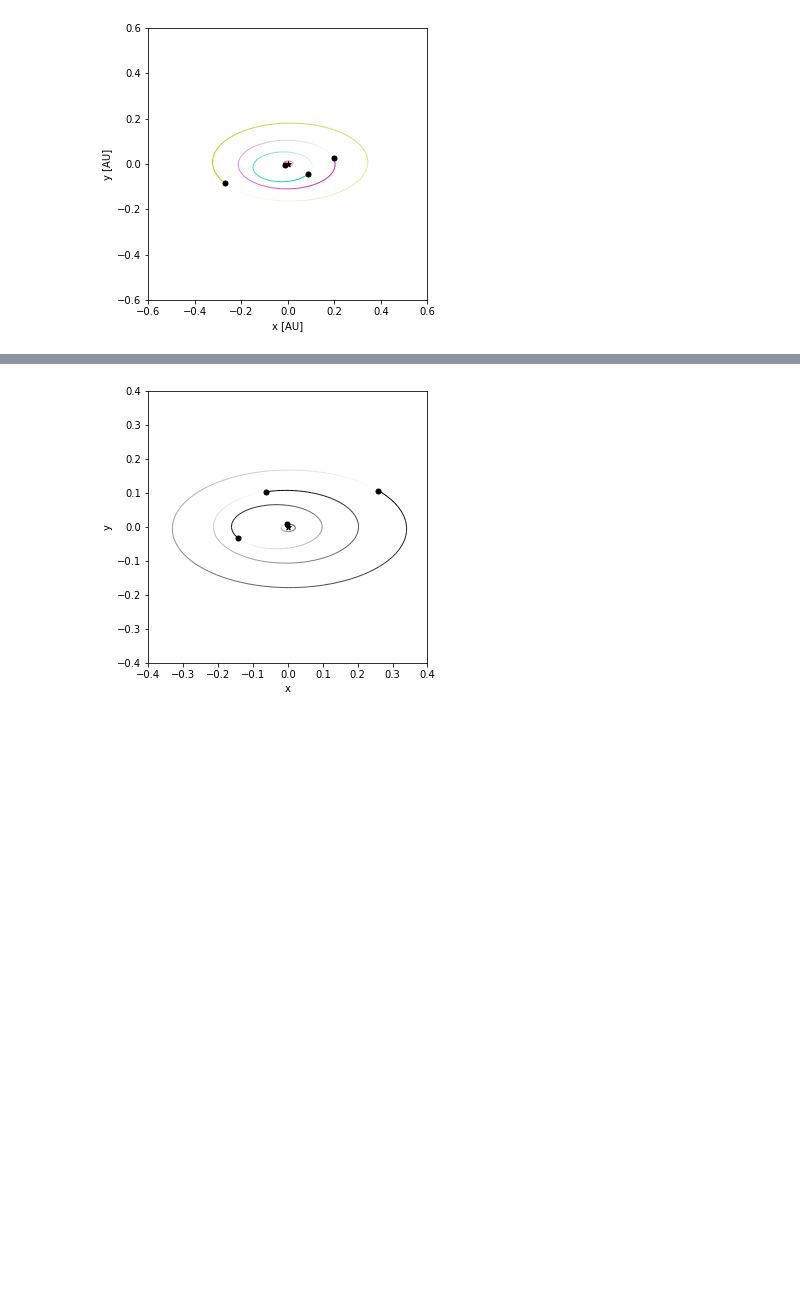
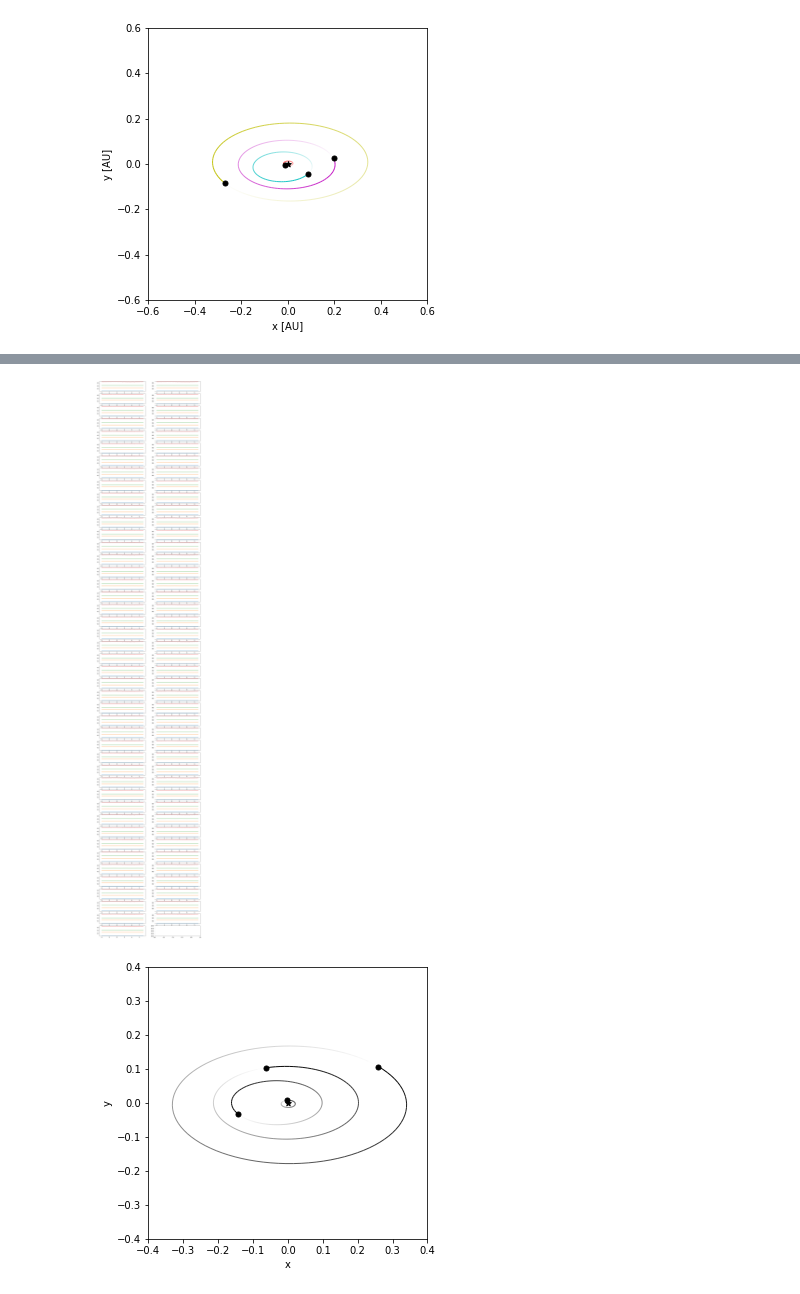
Before and after one commit to DinoBektesevic/ASTR597-Exoplanets, a Jupyter notebook: DinoBektesevic_HW3.ipynb, the cells around one changed output, grey strips where cells are left out. Cells and saved outputs as stored; diff of their text form; code cells hidden in the pictures; blank space fills up the shorter version.

```diff
--- a/DinoBektesevic_HW3.ipynb
+++ b/DinoBektesevic_HW3.ipynb
@@ -94,4 +67,0 @@ for i in range(600):
-# %%
-for i, ap in enumerate(e):
-        plt.plot(np.arange(0, sim.t, 0.01), ap, label=i)
-plt.legend()
@@ -127,3 +110,35 @@ sim.move_to_com()
+# %%
+def simulate(planets, dt=0.00172021412, tmax=11*np.pi):
+    sim = rebound.Simulation()
+
+    sim.add(**star)
+    for planet in planets:
+        sim.add(**planet)
+    sim.move_to_com()
+
+    a = {'d':[], 'c':[], 'b':[], 'e':[]}
+
+    while sim.t<tmax:
+        sim.integrate(sim.t+dt)
+        for name, particle in zip('dcbe', sim.particles[1:]):
+            a[name].append(particle.a)
+
+    return a
+
+pplan = planets.copy()
+semmajs = []
+for i in range(1, 90):
+    for planet in pplan:
+        planet['inc'] = i
+    semmajs.append(simulate(pplan))
+# %%
+fig, axes = plt.subplots(45, 2, figsize=(15, 85))
+
+for ax, model in zip(axes.flatten(), semmajs):
+    for pname, pa in model.items():
+        ax.plot(t/(2*np.pi), pa, label=pname)
+# %% [output]
+[figure, added]
 # %%
 N=100
 transittimes = np.zeros(N)
```
Also changed, not shown: parts of 17 cells of this notebook.
